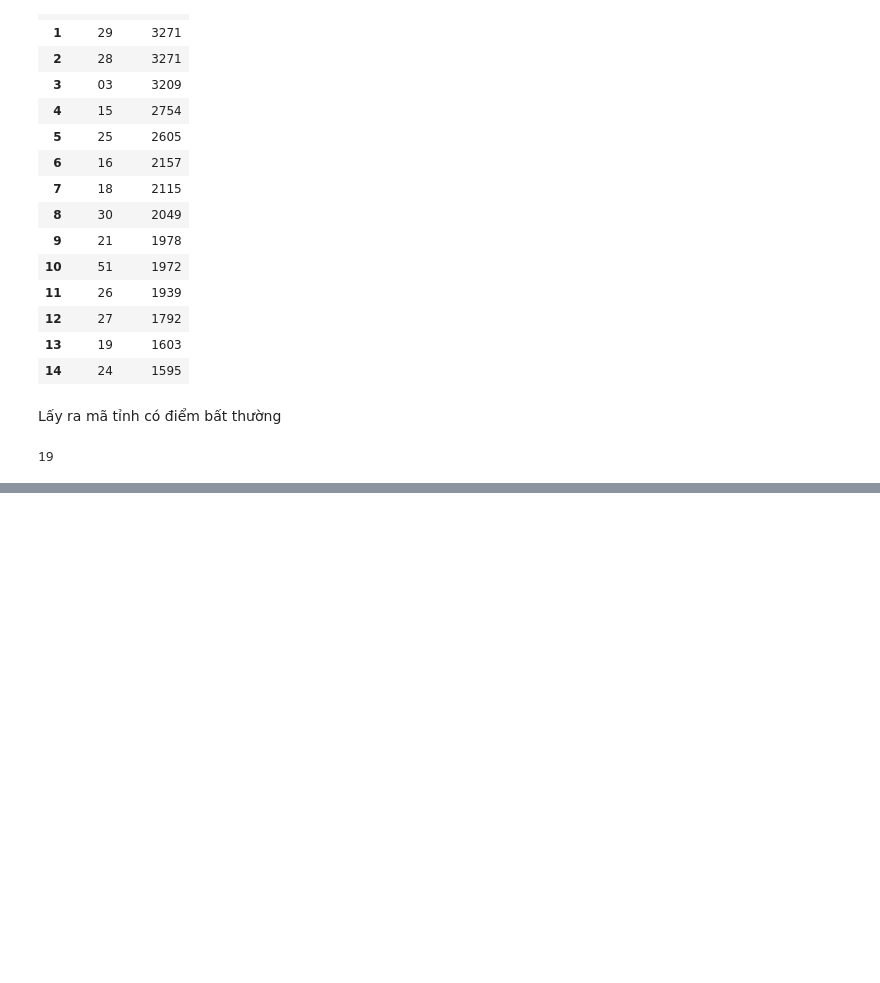
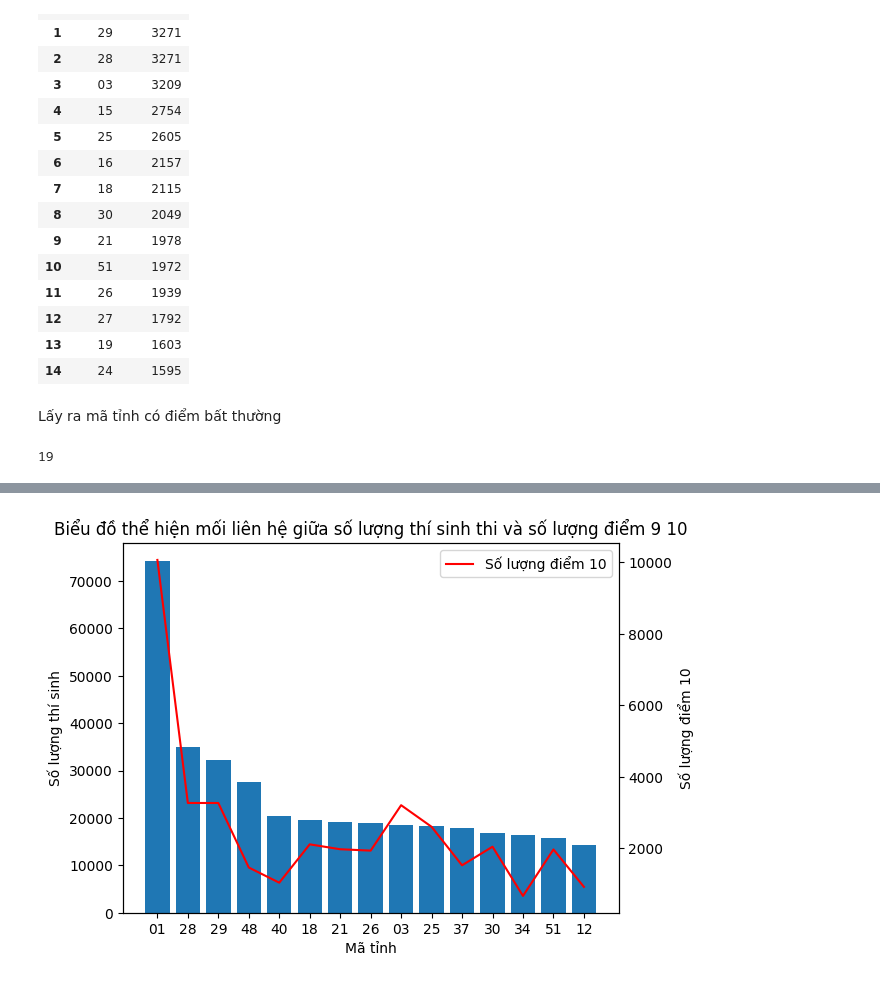
Before and after one commit to yakhimm/LP4KHDL, a Jupyter notebook: Data_Collection/cauhoi.ipynb, the cells around one changed output, grey strips where cells are left out. Drawn from its saved outputs; the diff is of its cells as text; code cells hidden in the pictures; blank space fills up the shorter version.

```diff
--- a/Data_Collection/cauhoi.ipynb
+++ b/Data_Collection/cauhoi.ipynb
@@ -497,0 +542,17 @@ MỚI LÀM 1 NĂM + CHƯA VẼ BIỂU ĐỒ. ĐỢI BỔ SUNG
+# %%
+top15_num = df_check_valid.sort_values('Num',ascending =False).head(15)
+
+fig,ax = plt.subplots()
+ax.bar(top15_num.index,top15_num['Num'])
+
+ax2=ax.twinx()
+ax2.plot(top15_num.index,top15_num['NumOf9'],color="red",label = 'Số lượng điểm 10')
+
+ax.set_xlabel('Mã tỉnh')
+ax.set_ylabel('Số lượng thí sinh')
+ax2.set_ylabel('Số lượng điểm 10')
+plt.title('Biểu đồ thể hiện mối liên hệ giữa số lượng thí sinh thi và số lượng điểm 9 10')
+plt.legend()
+plt.show()
+# %% [output]
+[figure, added]
```
Also changed, not shown: parts of 7 cells of this notebook.
